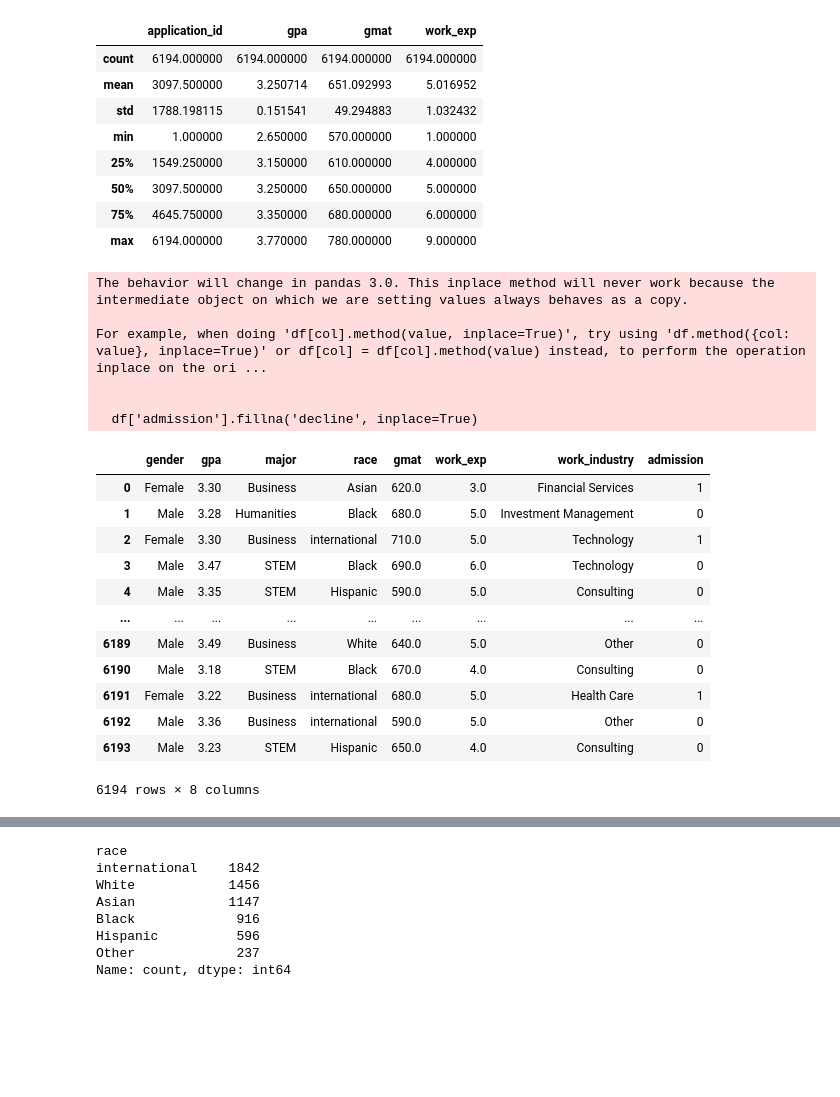
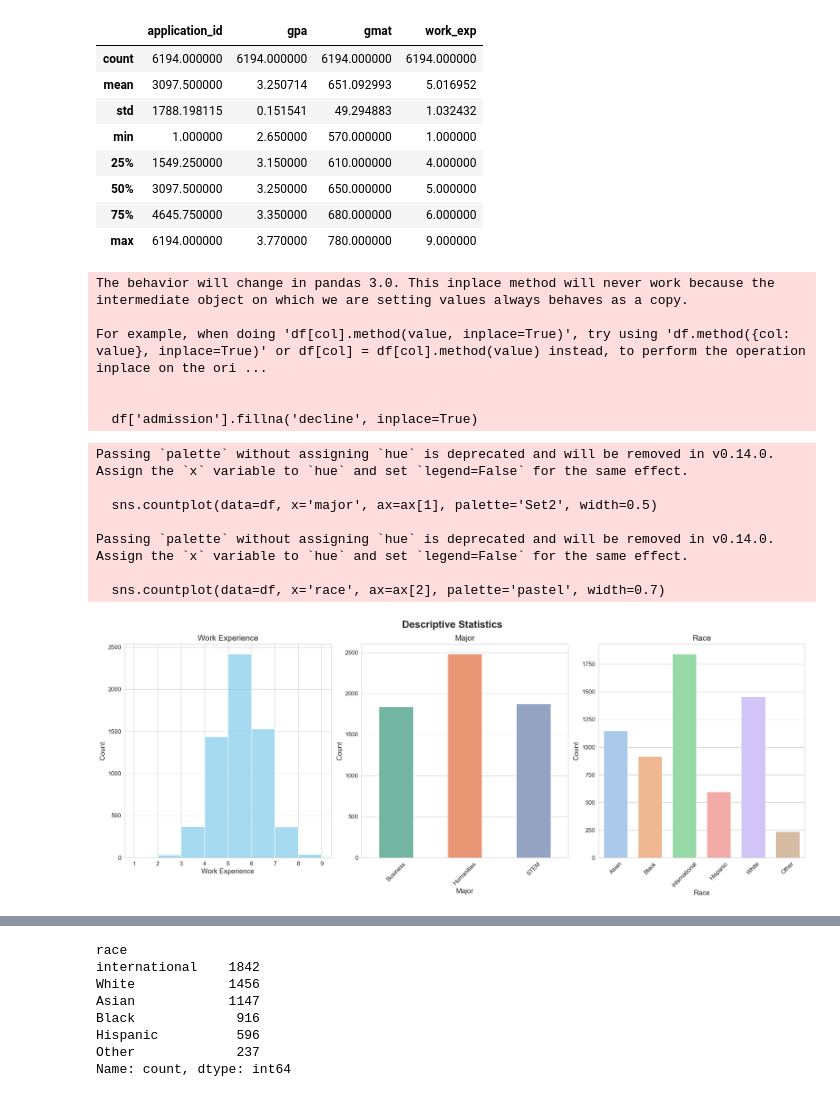
Before and after one commit to encore-ai-240909/eda_workspace, a Jupyter notebook: int/mba_admission_predict/merge.ipynb, the cells around one changed output, grey strips where cells are left out. Cells and saved outputs as stored; diff of their text form; code cells hidden in the pictures; blank space fills up the shorter version.

```diff
--- a/int/mba_admission_predict/merge.ipynb
+++ b/int/mba_admission_predict/merge.ipynb
@@ -48,7 +48,6 @@ df.drop('international', axis=1, inplace=True)
 df['admission'].fillna('decline', inplace=True)
 df['admission'].replace('Waitlist', 'decline', inplace=True)
 df['admission'] = df['admission'].replace({'decline': 0, 'Admit': 1})
-df
 # %% [output]
 The behavior will change in pandas 3.0. This inplace method will never work because the intermediate object on which we are setting values always behaves as a copy.
 
@@ -56,16 +55,53 @@ For example, when doing 'df[col].method(value, inplace=True)', try using 'df.met
 
 
   df['admission'].fillna('decline', inplace=True)
-|  | gender | gpa | major | race | gmat | work_exp | work_industry | admission |
-| 0 | Female | 3.30 | Business | Asian | 620.0 | 3.0 | Financial Services | 1 |
-| 1 | Male | 3.28 | Humanities | Black | 680.0 | 5.0 | Investment Management | 0 |
-| 2 | Female | 3.30 | Business | international | 710.0 | 5.0 | Technology | 1 |
-| 3 | Male | 3.47 | STEM | Black | 690.0 | 6.0 | Technology | 0 |
-| 4 | Male | 3.35 | STEM | Hispanic | 590.0 | 5.0 | Consulting | 0 |
-| ... | ... | ... | ... | ... | ... | ... | ... | ... |
-| 6189 | Male | 3.49 | Business | White | 640.0 | 5.0 | Other | 0 |
-| 6190 | Male | 3.18 | STEM | Black | 670.0 | 4.0 | Consulting | 0 |
-| 6191 | Female | 3.22 | Business | international | 680.0 | 5.0 | Health Care | 1 |
-| 6192 | Male | 3.36 | Business | international | 590.0 | 5.0 | Other | 0 |
-| 6193 | Male | 3.23 | STEM | Hispanic | 650.0 | 4.0 | Consulting | 0 |
-6194 rows × 8 columns
+# %%
+import matplotlib.font_manager as fm
+
+font_path = 'C:\\Windows\\Fonts\\gulim.ttc'
+font = fm.FontProperties(fname=font_path).get_name()
+plt.rc('font', family=font)
+
+# 스타일 설정
+sns.set_style("whitegrid")
+
+# subplots 설정
+fig, ax = plt.subplots(1, 3, figsize=(20, 8))
+
+# 업무 경험 연차별 지원자수 histogram
+sns.histplot(data=df, x='work_exp', stat='count', ax=ax[0], binwidth=1, color='skyblue')
+ax[0].set_title('Work Experience', fontsize=16)
+ax[0].set_xlabel('Work Experience', fontsize=14)
+ax[0].set_ylabel('Count', fontsize=14)
+ax[0].tick_params(axis='x', labelsize=12)
+ax[0].tick_params(axis='y', labelsize=12)
+
+# 전공별 지원자 수 countplot
+sns.countplot(data=df, x='major', ax=ax[1], palette='Set2', width=0.5)
+ax[1].set_title('Major', fontsize=16)
+ax[1].set_xlabel('Major', fontsize=14)
+ax[1].set_ylabel('Count', fontsize=14)
+ax[1].tick_params(axis='x', labelsize=12, rotation=45)
+ax[1].tick_params(axis='y', labelsize=12)
+
+# 인종별 지원자 수 countplot
+sns.countplot(data=df, x='race', ax=ax[2], palette='pastel', width=0.7)
+ax[2].set_title('Race', fontsize=16)
+ax[2].set_xlabel('Race', fontsize=14)
+ax[2].set_ylabel('Count', fontsize=14)
+ax[2].tick_params(axis='x', labelsize=12, rotation=45)
+ax[2].tick_params(axis='y', labelsize=12)
+
+# 전체 제목 설정 및 여백 조정
+plt.suptitle('Descriptive Statistics', fontsize=20, weight='bold')
+plt.tight_layout()  # 제목과 서브플롯 간의 간격 조정
+plt.show()
+# %% [output]
+Passing `palette` without assigning `hue` is deprecated and will be removed in v0.14.0. Assign the `x` variable to `hue` and set `legend=False` for the same effect.
+
+  sns.countplot(data=df, x='major', ax=ax[1], palette='Set2', width=0.5)
+
+Passing `palette` without assigning `hue` is deprecated and will be removed in v0.14.0. Assign the `x` variable to `hue` and set `legend=False` for the same effect.
+
+  sns.countplot(data=df, x='race', ax=ax[2], palette='pastel', width=0.7)
+[figure, added]
```
Also changed, not shown: parts of 4 cells of this notebook.
